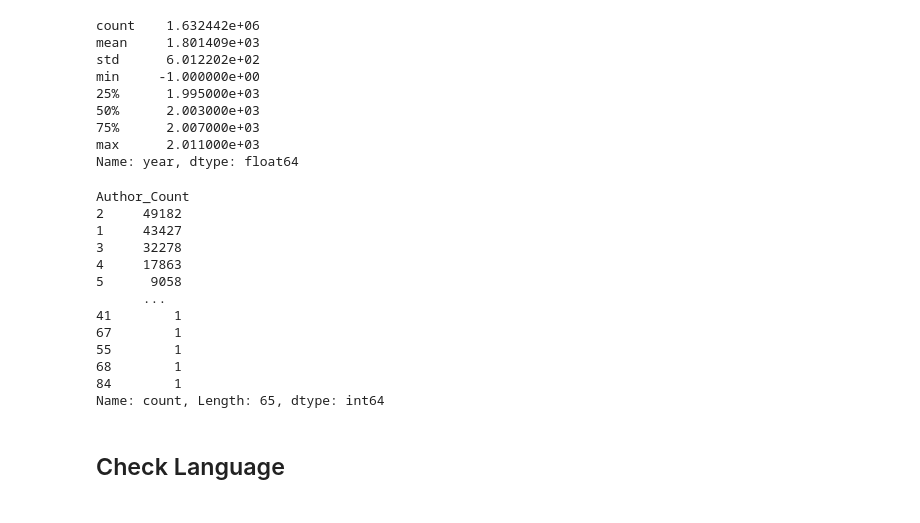
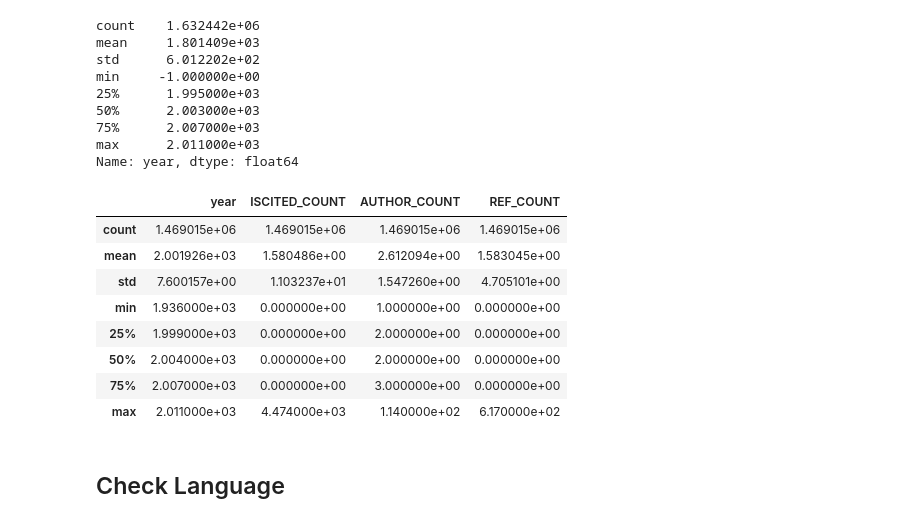
Before and after one commit to ItIsIvyLou/Social-Media-Analysis-Project, a Jupyter notebook: Group Project/Preprocessing.ipynb, the cells around one changed output. Saved outputs shown, nothing was run; the diff lists cells and outputs as text; code cells hidden in the pictures.

```diff
--- a/Group Project/Preprocessing.ipynb
+++ b/Group Project/Preprocessing.ipynb
@@ -120,19 +120,15 @@ preprocessed_data = preprocessed_data[preprocessed_data['year'] <= 1800] # Remov
-# %%
-preprocessed_data['authors'].value_counts().sort_values(ascending=False)
-# %% [output]
-Author_Count
-2     49182
-1     43427
-3     32278
-4     17863
-5      9058
-      ...
-41        1
-67        1
-55        1
-68        1
-84        1
-Name: count, Length: 65, dtype: int64
+# %%
+preprocessed_data.describe()
+# %% [output]
+|  | year | ISCITED_COUNT | AUTHOR_COUNT | REF_COUNT |
+| count | 1.469015e+06 | 1.469015e+06 | 1.469015e+06 | 1.469015e+06 |
+| mean | 2.001926e+03 | 1.580486e+00 | 2.612094e+00 | 1.583045e+00 |
+| std | 7.600157e+00 | 1.103237e+01 | 1.547260e+00 | 4.705101e+00 |
+| min | 1.936000e+03 | 0.000000e+00 | 1.000000e+00 | 0.000000e+00 |
+| 25% | 1.999000e+03 | 0.000000e+00 | 2.000000e+00 | 0.000000e+00 |
+| 50% | 2.004000e+03 | 0.000000e+00 | 2.000000e+00 | 0.000000e+00 |
+| 75% | 2.007000e+03 | 0.000000e+00 | 3.000000e+00 | 0.000000e+00 |
+| max | 2.011000e+03 | 4.474000e+03 | 1.140000e+02 | 6.170000e+02 |
 # %% [markdown]
 ## Check Language
 # %%
```
Also changed, not shown: parts of 26 cells of this notebook, 3 other files.
